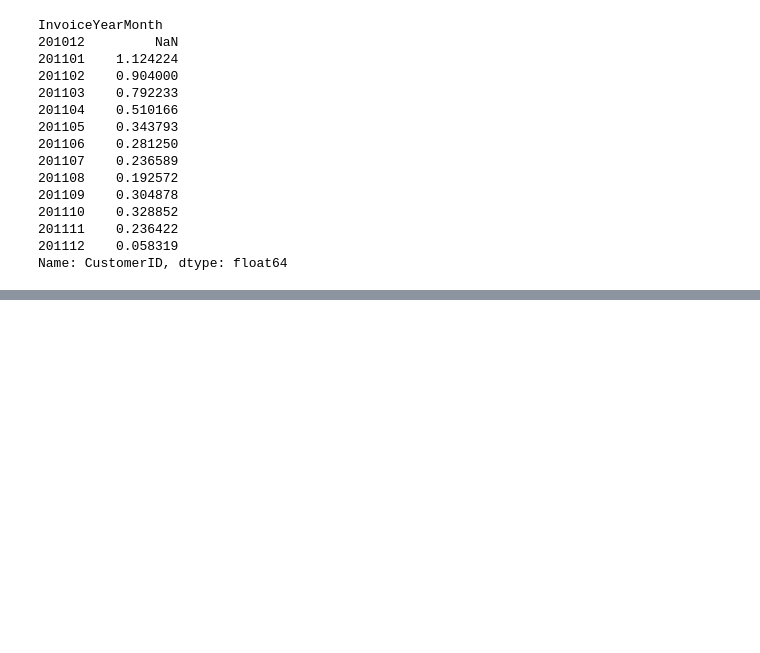
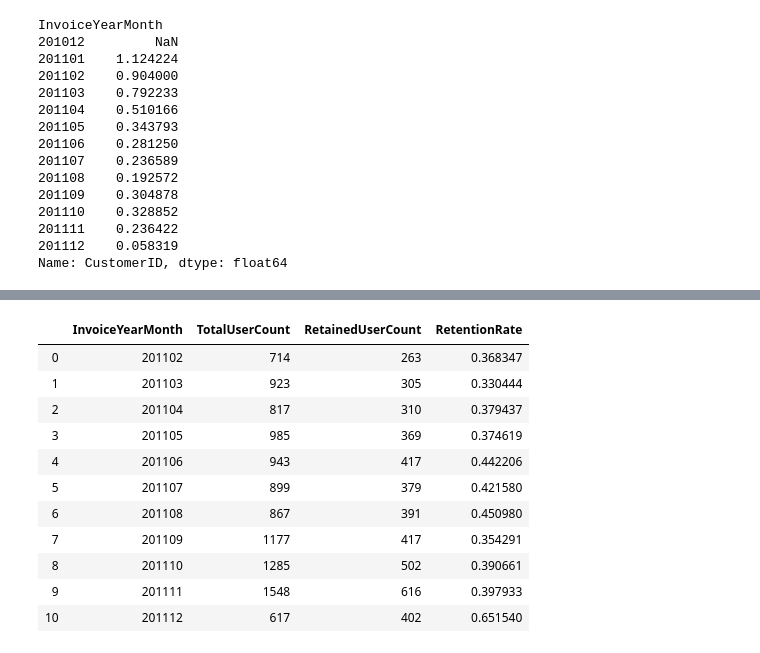
Before and after one commit to AbderrhmanAbdellatif/DataScience, a Jupyter notebook: crm.ipynb, the cells around one changed output, grey strips where cells are left out. Cells and saved outputs as stored; diff of their text form; code cells hidden in the pictures; blank space fills up the shorter version.

```diff
--- a/crm.ipynb
+++ b/crm.ipynb
@@ -479,0 +519,15 @@ pyoff.iplot(fig)
+# %%
+months = tx_retention.columns[2:]
+
+retention_array = []
+for i in range(len(months)-1):
+    retention_data = {}
+    selected_month = months[i+1]
+    prev_month = months[i]
+    retention_data['InvoiceYearMonth'] = int(selected_month)
+    retention_data['TotalUserCount'] = tx_retention[selected_month].sum()
+    retention_data['RetainedUserCount'] = tx_retention[(tx_retention[selected_month]>0) & (tx_retention[prev_month]>0)][selected_month].sum()
+    retention_array.append(retention_data)
+# %%
+tx_retention = pd.DataFrame(retention_array)
+tx_retention
@@ -479,0 +547,16 @@ pyoff.iplot(fig)
+# %%
+tx_retention['RetentionRate'] = tx_retention['RetainedUserCount']/tx_retention['TotalUserCount']
+tx_retention
+# %% [output]
+|  | InvoiceYearMonth | TotalUserCount | RetainedUserCount | RetentionRate |
+| 0 | 201102 | 714 | 263 | 0.368347 |
+| 1 | 201103 | 923 | 305 | 0.330444 |
+| 2 | 201104 | 817 | 310 | 0.379437 |
+| 3 | 201105 | 985 | 369 | 0.374619 |
+| 4 | 201106 | 943 | 417 | 0.442206 |
+| 5 | 201107 | 899 | 379 | 0.421580 |
+| 6 | 201108 | 867 | 391 | 0.450980 |
+| 7 | 201109 | 1177 | 417 | 0.354291 |
+| 8 | 201110 | 1285 | 502 | 0.390661 |
+| 9 | 201111 | 1548 | 616 | 0.397933 |
+| 10 | 201112 | 617 | 402 | 0.651540 |
```
Also changed, not shown: parts of 12 cells of this notebook.
